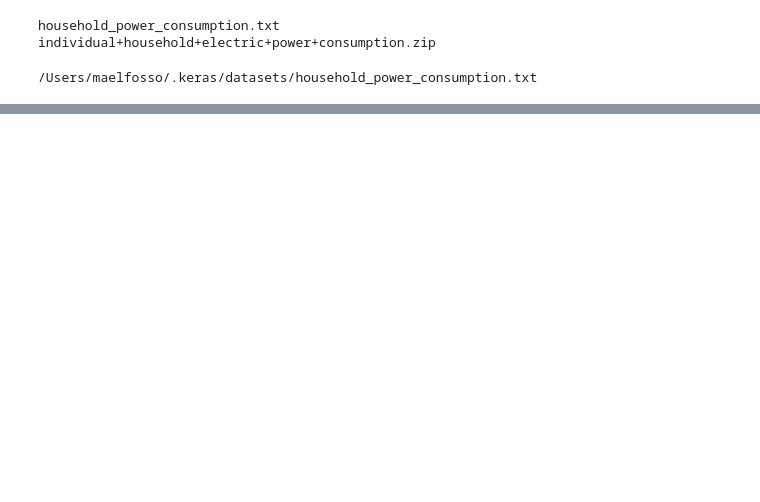
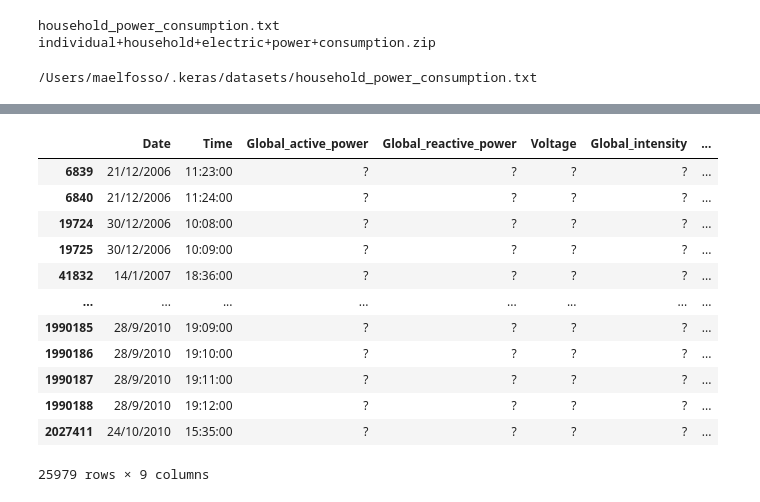
Before and after one commit to maelfosso/ts-forecasting-electric-power-consumption-household, a Jupyter notebook: forecasting-electric-power-consumption-household.ipynb, the cells around one changed output, grey strips where cells are left out. Cells and saved outputs as stored; diff of their text form; code cells hidden in the pictures; blank space fills up the shorter version.

```diff
--- a/forecasting-electric-power-consumption-household.ipynb
+++ b/forecasting-electric-power-consumption-household.ipynb
@@ -56,0 +117,16 @@ df.head()
+# %%
+df[df['Sub_metering_3'].isna()]
+# %% [output]
+|  | Date | Time | Global_active_power | Global_reactive_power | Voltage | Global_intensity | ... |
+| 6839 | 21/12/2006 | 11:23:00 | ? | ? | ? | ? | ... |
+| 6840 | 21/12/2006 | 11:24:00 | ? | ? | ? | ? | ... |
+| 19724 | 30/12/2006 | 10:08:00 | ? | ? | ? | ? | ... |
+| 19725 | 30/12/2006 | 10:09:00 | ? | ? | ? | ? | ... |
+| 41832 | 14/1/2007 | 18:36:00 | ? | ? | ? | ? | ... |
+| ... | ... | ... | ... | ... | ... | ... | ... |
+| 1990185 | 28/9/2010 | 19:09:00 | ? | ? | ? | ? | ... |
+| 1990186 | 28/9/2010 | 19:10:00 | ? | ? | ? | ? | ... |
+| 1990187 | 28/9/2010 | 19:11:00 | ? | ? | ? | ? | ... |
+| 1990188 | 28/9/2010 | 19:12:00 | ? | ? | ? | ? | ... |
+| 2027411 | 24/10/2010 | 15:35:00 | ? | ? | ? | ? | ... |
+25979 rows × 9 columns
```
Also changed, not shown: parts of 13 cells of this notebook.
